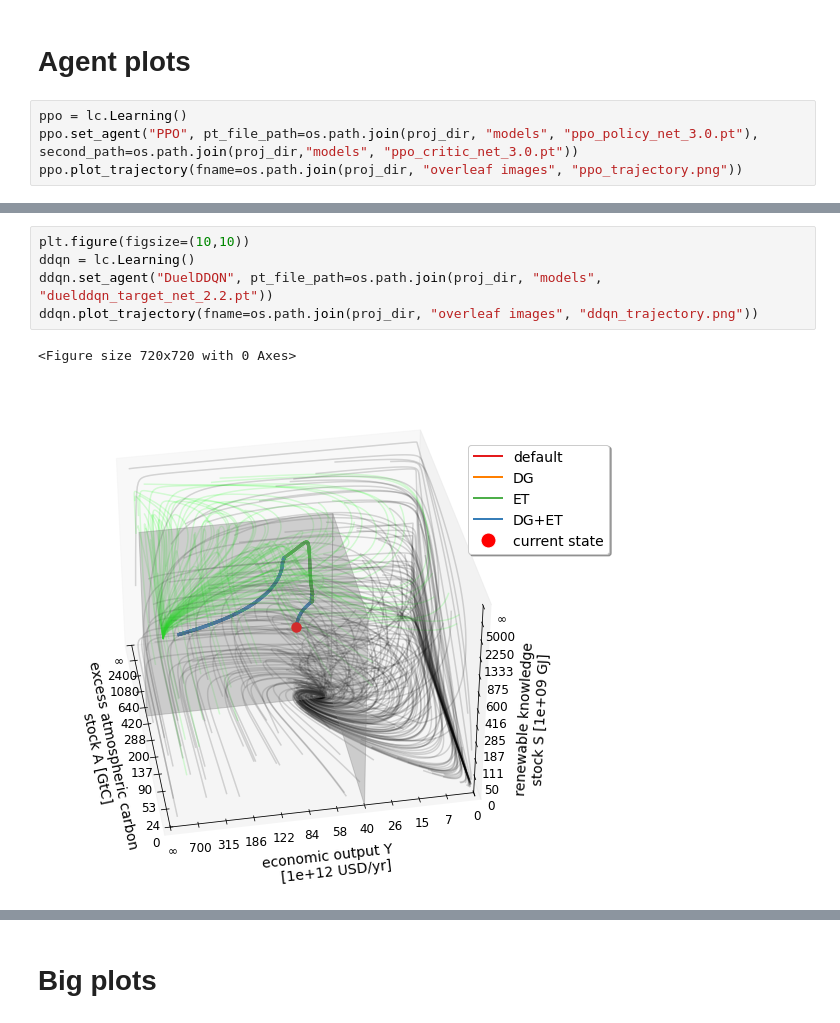
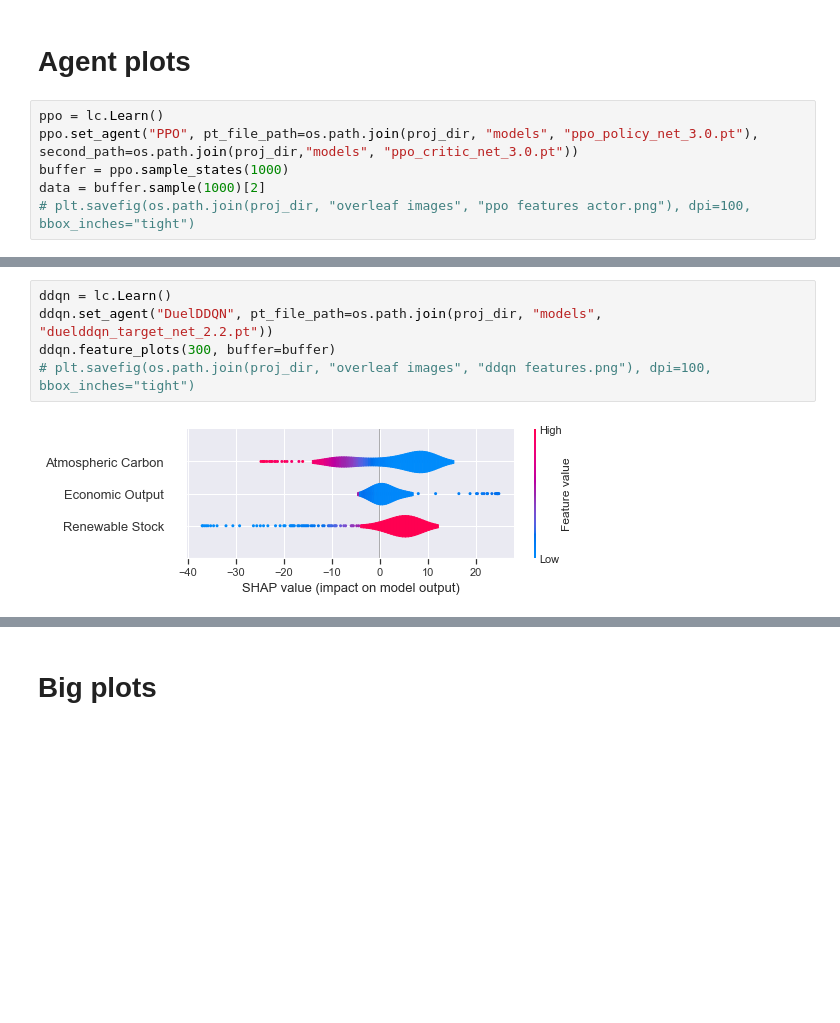
Before and after one commit to TheodoreWolf/climate_policy_rl, a Jupyter notebook: plot_making.ipynb, the cells around one changed output, grey strips where cells are left out. Saved outputs shown, nothing was run; the diff lists cells and outputs as text; blank space fills up the shorter version.

```diff
--- a/plot_making.ipynb
+++ b/plot_making.ipynb
@@ -17,6 +22,8 @@ proj_dir = r'C:\\Users\\theod\\Desktop\\UCL\\Machine Learning\\Project'
 # %% [markdown]
 # Agent plots
 # %%
-ppo = lc.Learning()
+ppo = lc.Learn()
 ppo.set_agent("PPO", pt_file_path=os.path.join(proj_dir, "models", "ppo_policy_net_3.0.pt"), second_path=os.path.join(proj_dir,"models", "ppo_critic_net_3.0.pt"))
-ppo.plot_trajectory(fname=os.path.join(proj_dir, "overleaf images", "ppo_trajectory.png"))
+buffer = ppo.sample_states(1000)
+data = buffer.sample(1000)[2]
+# plt.savefig(os.path.join(proj_dir, "overleaf images", "ppo features actor.png"), dpi=100, bbox_inches="tight")
@@ -32,9 +53,8 @@ dqn.plot_trajectory(fname=os.path.join(proj_dir, "overleaf images", "dqn_traject
 # %%
-plt.figure(figsize=(10,10))
-ddqn = lc.Learning()
+ddqn = lc.Learn()
 ddqn.set_agent("DuelDDQN", pt_file_path=os.path.join(proj_dir, "models", "duelddqn_target_net_2.2.pt"))
-ddqn.plot_trajectory(fname=os.path.join(proj_dir, "overleaf images", "ddqn_trajectory.png"))
+ddqn.feature_plots(300, buffer=buffer)
+# plt.savefig(os.path.join(proj_dir, "overleaf images", "ddqn features.png"), dpi=100, bbox_inches="tight")
 # %% [output]
-<Figure size 720x720 with 0 Axes>
-[figure, old version]
+[figure, new version]
 # %%
```
Also changed, not shown: parts of 28 cells of this notebook, 10 other files.
